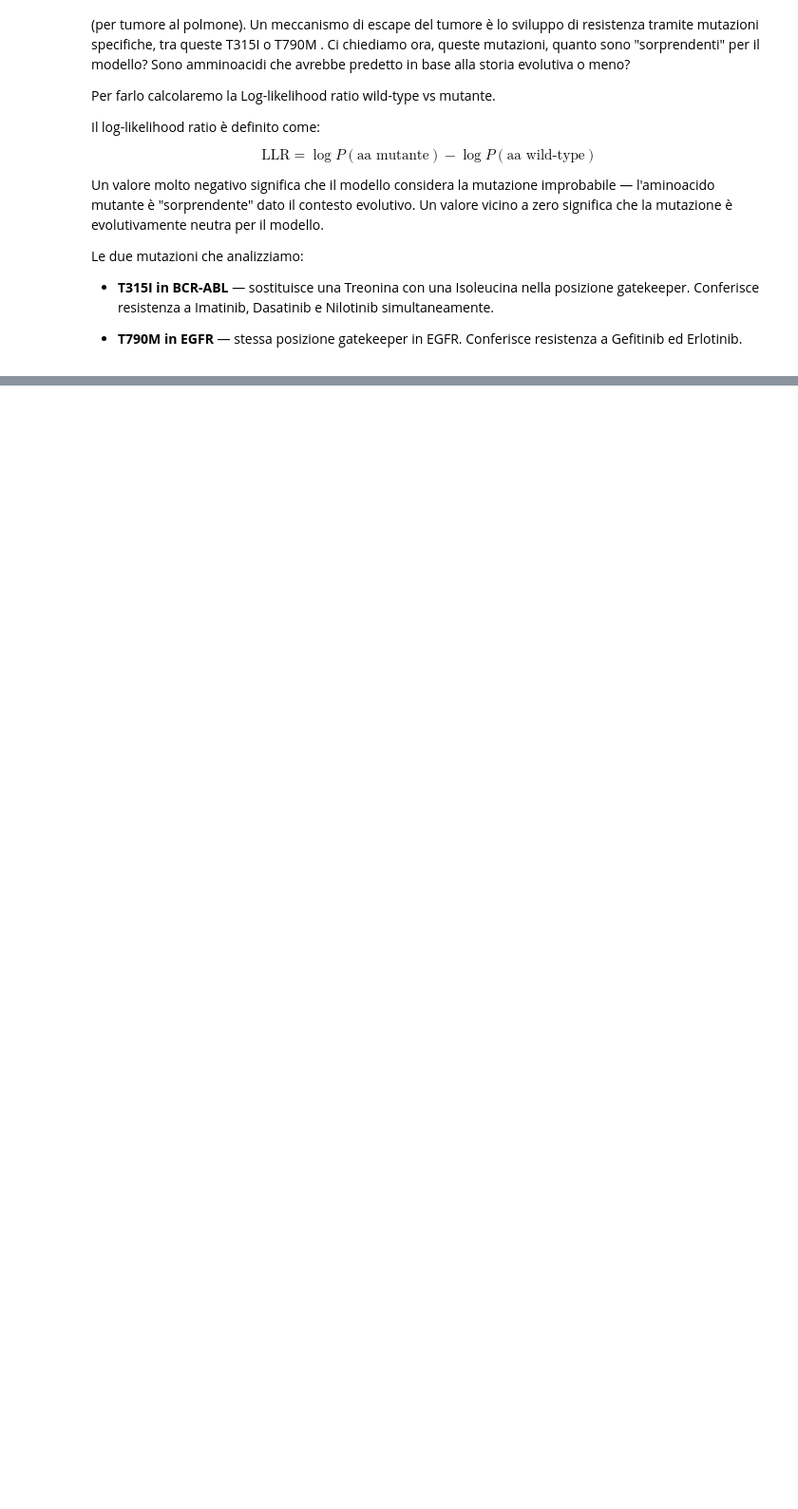
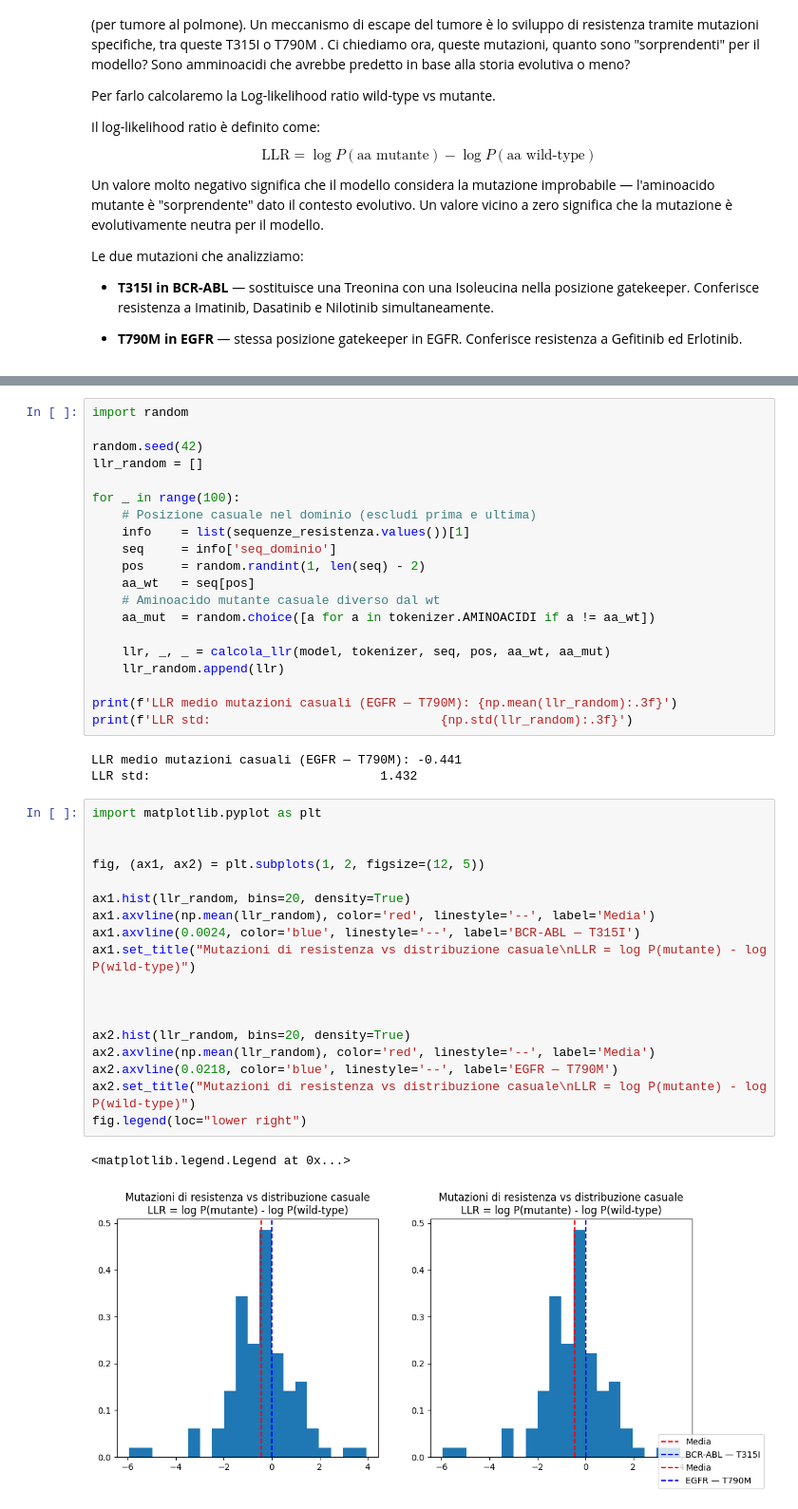
Before and after one commit to LorenzoBioinfo/Evolutionary_LM_ProteinKinases, a Jupyter notebook: Evolutionary_LM.ipynb, the cells around one changed output, grey strips where cells are left out. Shown at 95% size. Cells and saved outputs as stored; diff of their text form; blank space fills up the shorter version.

```diff
--- a/Evolutionary_LM.ipynb
+++ b/Evolutionary_LM.ipynb
@@ -1554,0 +1678,44 @@ NameError: name 'requests' is not defined
+# %%
+import random
+
+random.seed(42)
+llr_random = []
+
+for _ in range(100):
+    # Posizione casuale nel dominio (escludi prima e ultima)
+    info    = list(sequenze_resistenza.values())[1]
+    seq     = info['seq_dominio']
+    pos     = random.randint(1, len(seq) - 2)
+    aa_wt   = seq[pos]
+    # Aminoacido mutante casuale diverso dal wt
+    aa_mut  = random.choice([a for a in tokenizer.AMINOACIDI if a != aa_wt])
+
+    llr, _, _ = calcola_llr(model, tokenizer, seq, pos, aa_wt, aa_mut)
+    llr_random.append(llr)
+
+print(f'LLR medio mutazioni casuali (EGFR — T790M): {np.mean(llr_random):.3f}')
+print(f'LLR std:                               {np.std(llr_random):.3f}')
+# %% [output]
+LLR medio mutazioni casuali (EGFR — T790M): -0.441
+LLR std:                               1.432
+# %%
+import matplotlib.pyplot as plt
+
+
+fig, (ax1, ax2) = plt.subplots(1, 2, figsize=(12, 5))
+
+ax1.hist(llr_random, bins=20, density=True)
+ax1.axvline(np.mean(llr_random), color='red', linestyle='--', label='Media')
+ax1.axvline(0.0024, color='blue', linestyle='--', label='BCR-ABL — T315I')
+ax1.set_title("Mutazioni di resistenza vs distribuzione casuale\nLLR = log P(mutante) - log P(wild-type)")
+
+
+
+ax2.hist(llr_random, bins=20, density=True)
+ax2.axvline(np.mean(llr_random), color='red', linestyle='--', label='Media')
+ax2.axvline(0.0218, color='blue', linestyle='--', label='EGFR — T790M')
+ax2.set_title("Mutazioni di resistenza vs distribuzione casuale\nLLR = log P(mutante) - log P(wild-type)")
+fig.legend(loc="lower right")
+# %% [output]
+<matplotlib.legend.Legend at 0x...>
+[figure, added]
```
Also changed, not shown: parts of 31 cells of this notebook.
